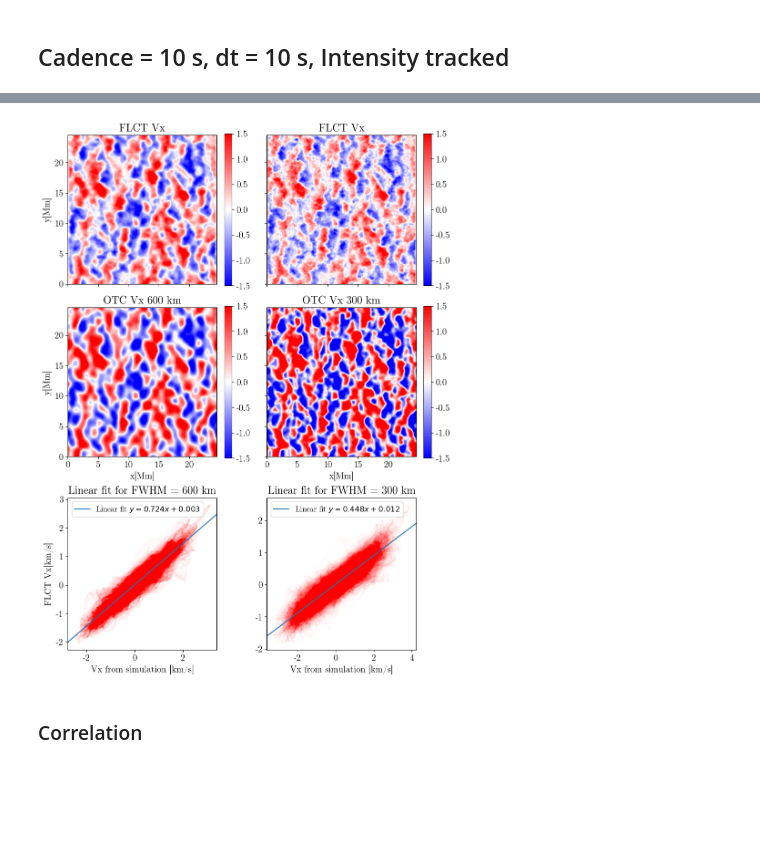
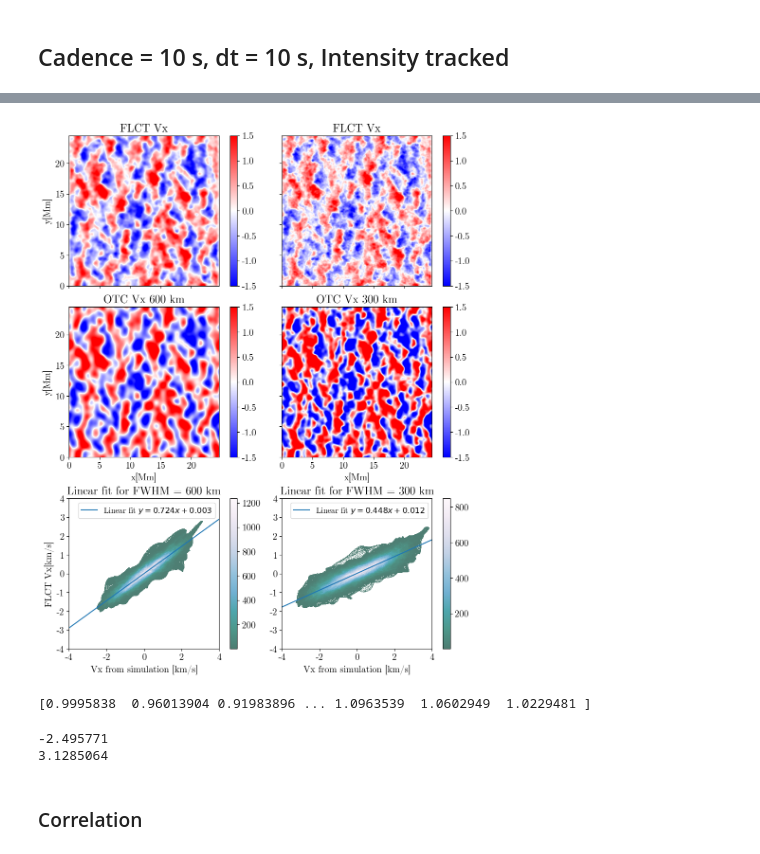
Before and after one commit to TheodoreKostic/Tracking_features, a Jupyter notebook: FirstPaper/TimeAvg.ipynb, the cells around one changed output, grey strips where cells are left out. Saved outputs shown, nothing was run; the diff lists cells and outputs as text; code cells hidden in the pictures; blank space fills up the shorter version.

Commit message:
C_{CS} calculated, initial divergence plots

```diff
--- a/FirstPaper/TimeAvg.ipynb
+++ b/FirstPaper/TimeAvg.ipynb
@@ -570,6 +633,7 @@ from mpl_toolkits.axes_grid1.inset_locator import inset_axes
 # %%
+%%time
 #fig, axes = plt.subplots(nrows=3, ncols=2, figsize=(14, 8))
-fig = plt.figure(constrained_layout=True, figsize = (9,12.2))
+fig = plt.figure(constrained_layout=True, figsize = (9,11.7))
 #plt.suptitle("Linear fit of FLCT Vx and convolved Vx from simulation for FHWM = {1200, 600, 300, 100}km")
 # 4x3 plot, velicina A, velicina B, scatter A i B!!!
 #ax1 = plt.subplot2grid((4,3), (0,0))
@@ -596,9 +660,41 @@ ax3 = fig.add_subplot(325)
 ax3.set_title("Linear fit for FWHM = 600 km")
 ax3.set_ylabel("FLCT Vx[km/s]")
 ax3.set_xlabel("Vx from simulation [km/s]")
-ax3.scatter(Vx_filtered22.flatten(), Vx_600I_mean.flatten(), s = 0.001, alpha = 0.05, color="red")
+
+data , x_e, y_e = np.histogram2d( Vx_filtered22.flatten(), Vx_600I_mean.flatten(), bins = 30, density = True )
+z = interpn( ( 0.5*(x_e[1:] + x_e[:-1]) , 0.5*(y_e[1:]+y_e[:-1]) ) , data , np.vstack([Vx_filtered22.flatten(),Vx_600I_mean.flatten()]).T , method = "splinef2d", bounds_error = False)
+
+    #To be sure to plot all data
+z[np.where(np.isnan(z))] = 0.0
+
+    # Sort the points by density, so that the densest points are plotted last
+idx = z.argsort()
+#x, y, z = x[idx], y[idx], z[idx]
+
+df = pd.DataFrame(dict(x = Vx_filtered22.flatten(), y = Vx_600I_mean.flatten()))
+dsartist = dsshow(
+        df,
+        ds.Point("x", "y"),
+        ds.count(),
+        #vmin=np.min(z),
+        #vmax=np.max(z),
+        alpha = 0.7,
+        norm="linear",
+        aspect="equal",
+        ax=ax3,
+        cmap = "PuBuGn_r",
+        x_range = (-4,4),
+        y_range = (-4,4)
+    )
+
+#im3 = ax3.scatter(Vx_filtered22.flatten(), Vx_600I_mean.flatten(), c = 0.73*Vx_600I_mean.flatten(), s = 0.001, alpha = 0.05, cmap = "twilight")
 m1I, b1I, *_ = linregress(Vx_filtered22.flatten(), Vx_600I_mean.flatten())
 ax3.axline(xy1=(0, b1I), slope=m1I, label=f'Linear fit $y = {m1I:.3f}x {b1I:+.3f}$')
+#norm = Normalize(vmin = np.min(z), vmax = np.max(z))
+#cbar = plt.colorbar(im3, cm.ScalarMappable(norm = norm),)
+#ax3.set_xlim([-4, 4])
+#ax3.set_ylim([-4, 4])
+plt.colorbar(dsartist)
 plt.legend(fontsize = 12)
 
 #ax4 = plt.subplot2grid((4,3), (1,0))
@@ -625,14 +721,34 @@ ax6 = fig.add_subplot(326)
 ax6.set_title("Linear fit for FWHM = 300 km")
 #ax6.set_ylabel("FLCT Vx[km/s]")
 ax6.set_xlabel("Vx from simulation [km/s]")
-ax6.scatter(Vx_filtered11.flatten(), Vx_300I_mean.flatten(), s = 0.001, alpha = 0.05, color="red")
+
+
+df1 = pd.DataFrame(dict(x = Vx_filtered11.flatten(), y = Vx_300I_mean.flatten()))
+dsartist1 = dsshow(
+        df1,
+        ds.Point("x", "y"),
+        ds.count(),
+        #vmin=np.min(z),
+        #vmax=np.max(z),
+        alpha = 0.7,
+        norm="linear",
+        aspect="equal",
+        ax=ax6,
+        cmap = "PuBuGn_r"
+        #cmap = "inferno"
+    )
+
+#im6 = ax6.scatter(Vx_filtered11.flatten(), Vx_300I_mean.flatten(), c = 0.45*Vx_filtered11.flatten(), s = 0.001, alpha = 0.3, cmap='PuBuGn')
 m2I, b2I, *_ = linregress(Vx_filtered11.flatten(), Vx_300I_mean.flatten())
 ax6.axline(xy1=(0, b2I), slope=m2I, label=f'Linear fit $y = {m2I:.3f}x {b2I:+.3f}$')
+ax6.set_xlim([-4, 4])
+ax6.set_ylim([-4, 4])
+plt.colorbar(dsartist1)
 plt.legend(fontsize = 12)
 
-cbar_ax = fig.add_axes([0.9, 0.15, 0.05, 0.7])
-cbar = fig.colorbar(im, cax=cbar_ax)
-cbar.set_label('$V_x$ [km/s]')
+#cbar_ax = fig.add_axes([0.9, 0.15, 0.05, 0.7])
+#cbar = fig.colorbar(im, cax=cbar_ax)
+#cbar.set_label('$V_x$ [km/s]')
 
 
 #plt.tight_layout()
@@ -641,4 +759,14 @@ plt.savefig("300_600Inte_comp.png", dpi = 100, bbox_inches = 'tight')
-[figure, old version]
+[figure, new version]
+# %%
+print(Vx_filtered22.flatten())
+# %% [output]
+[0.9995838  0.96013904 0.91983896 ... 1.0963539  1.0602949  1.0229481 ]
+# %%
+print(np.min(Vx_filtered22.flatten()))
+print(np.max(Vx_filtered22.flatten()))
+# %% [output]
+-2.495771
+3.1285064
 # %% [markdown]
 <h3>Correlation</h3>
 # %% [markdown]
```
Also changed, not shown: parts of 28 cells of this notebook.
